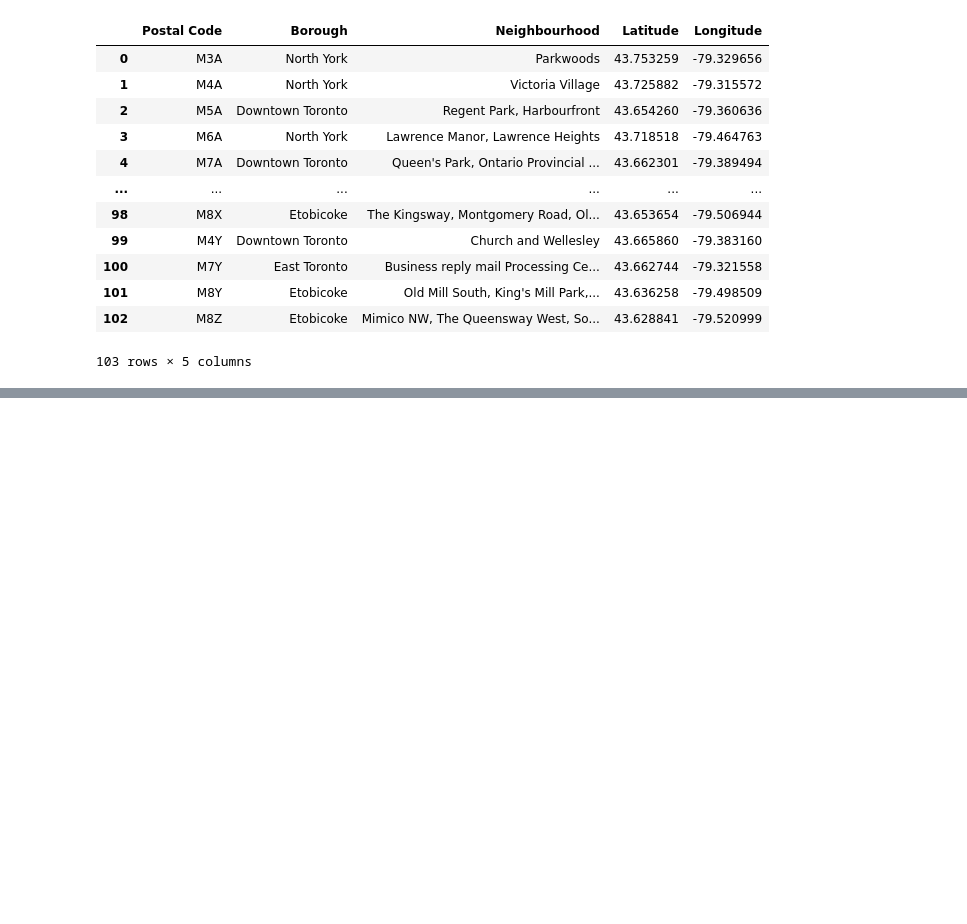
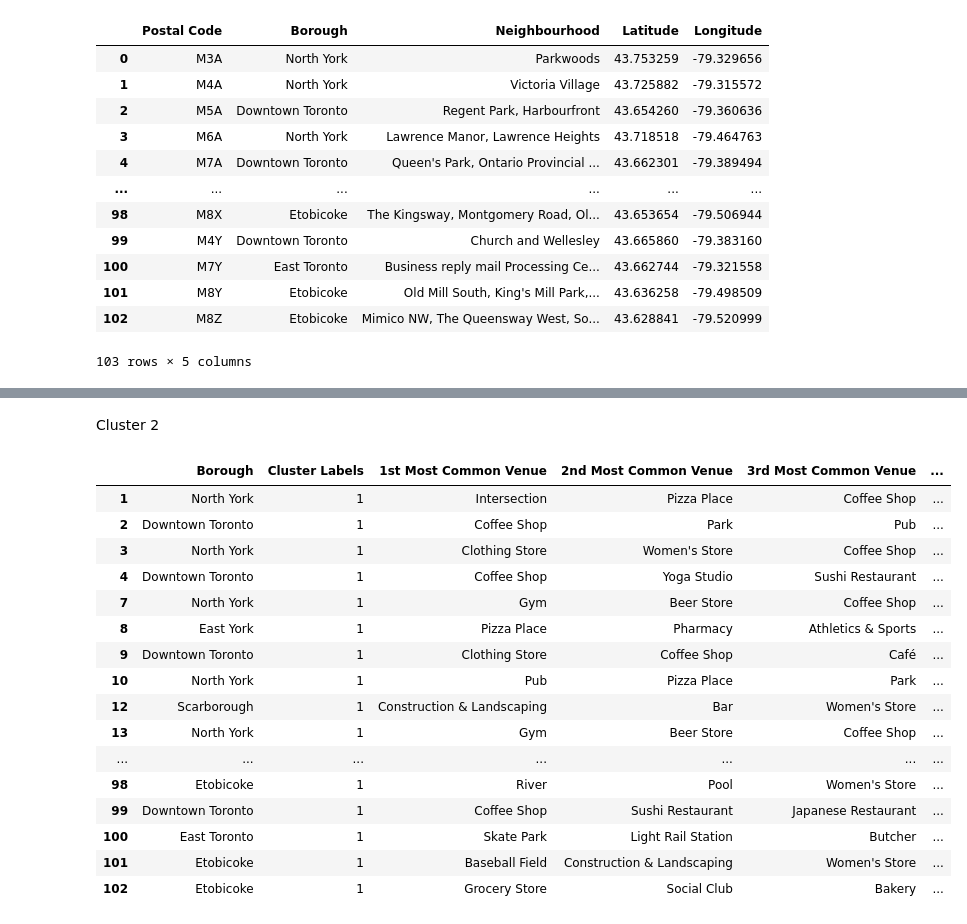
Before and after one commit to bodong408/Machine-Learning, a Jupyter notebook: Segmenting_and_Clustering_Neighborhoods_in_Toronto.ipynb, the cells around one changed output, grey strips where cells are left out. Saved outputs shown, nothing was run; the diff lists cells and outputs as text; code cells hidden in the pictures; blank space fills up the shorter version.

```diff
--- a/Segmenting_and_Clustering_Neighborhoods_in_Toronto.ipynb
+++ b/Segmenting_and_Clustering_Neighborhoods_in_Toronto.ipynb
@@ -36,0 +272,6 @@ df3
+# %%
+def return_most_common_venues(row, num_top_venues):
+    row_categories = row.iloc[1:]
+    row_categories_sorted = row_categories.sort_values(ascending=False)
+
+    return row_categories_sorted.index.values[0:num_top_venues]
@@ -36,0 +306,11 @@ df3
+# %%
+# set number of clusters
+kclusters = 5
+
+grouped_clustering = grouped.drop('Neighborhood', 1)
+
+# run k-means clustering
+kmeans = KMeans(n_clusters=kclusters, random_state=0).fit(grouped_clustering)
+
+# check cluster labels generated for each row in the dataframe
+kmeans.labels_[0:10]
@@ -36,0 +319,10 @@ df3
+# %%
+# add clustering labels
+neighborhoods_venues_sorted.insert(0, 'Cluster Labels', kmeans.labels_)
+
+merged = df3
+
+# merge manhattan_grouped with manhattan_data to add latitude/longitude for each neighborhood
+merged = merged.join(neighborhoods_venues_sorted.set_index('Neighborhood'), on='Neighborhood')
+
+merged.head() # check the last columns!
@@ -36,0 +336,3 @@ df3
+# %%
+merged.dropna(subset = ["Cluster Labels"], inplace=True)
+merged = merged.astype({"Cluster Labels": int})
@@ -36,0 +380,22 @@ df3
+# %% [markdown]
+Cluster 2
+# %%
+merged.loc[merged['Cluster Labels'] == 1, merged.columns[[1] + list(range(5, merged.shape[1]))]]
+# %% [output]
+|  | Borough | Cluster Labels | 1st Most Common Venue | 2nd Most Common Venue | 3rd Most Common Venue | ... |
+| 1 | North York | 1 | Intersection | Pizza Place | Coffee Shop | ... |
+| 2 | Downtown Toronto | 1 | Coffee Shop | Park | Pub | ... |
+| 3 | North York | 1 | Clothing Store | Women's Store | Coffee Shop | ... |
+| 4 | Downtown Toronto | 1 | Coffee Shop | Yoga Studio | Sushi Restaurant | ... |
+| 7 | North York | 1 | Gym | Beer Store | Coffee Shop | ... |
+| 8 | East York | 1 | Pizza Place | Pharmacy | Athletics & Sports | ... |
+| 9 | Downtown Toronto | 1 | Clothing Store | Coffee Shop | Café | ... |
+| 10 | North York | 1 | Pub | Pizza Place | Park | ... |
+| 12 | Scarborough | 1 | Construction & Landscaping | Bar | Women's Store | ... |
+| 13 | North York | 1 | Gym | Beer Store | Coffee Shop | ... |
+| ... | ... | ... | ... | ... | ... | ... |
+| 98 | Etobicoke | 1 | River | Pool | Women's Store | ... |
+| 99 | Downtown Toronto | 1 | Coffee Shop | Sushi Restaurant | Japanese Restaurant | ... |
+| 100 | East Toronto | 1 | Skate Park | Light Rail Station | Butcher | ... |
+| 101 | Etobicoke | 1 | Baseball Field | Construction & Landscaping | Women's Store | ... |
+| 102 | Etobicoke | 1 | Grocery Store | Social Club | Bakery | ... |
```
Also changed, not shown: parts of 19 cells of this notebook.
